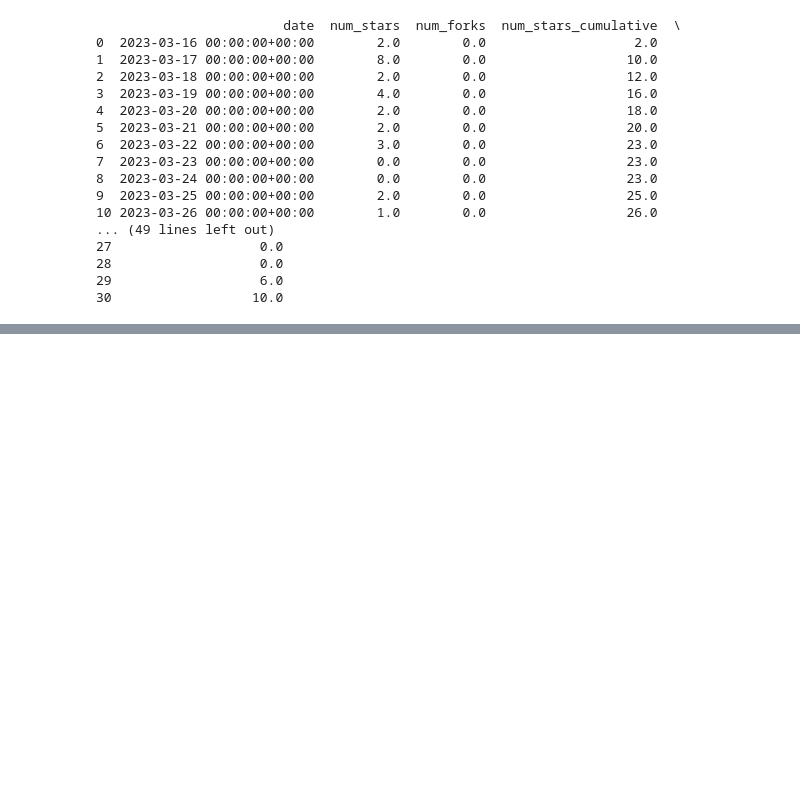
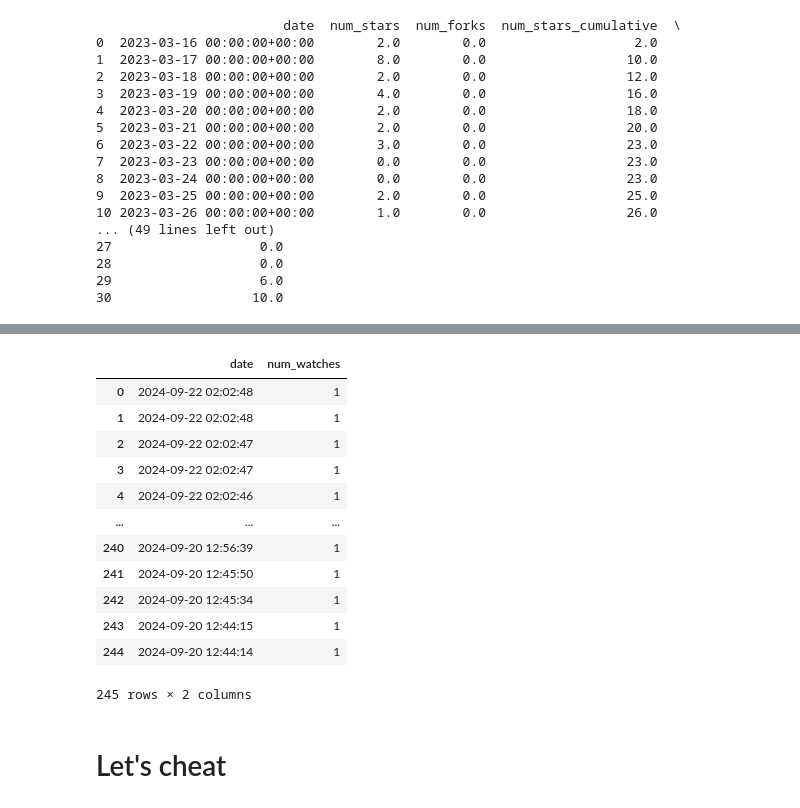
Before and after one commit to charlesRepo/data-science-course-final-project, a Jupyter notebook: scrap_files/num_stars_forks_overtime.ipynb, the cells around one changed output, grey strips where cells are left out. Cells and saved outputs as stored; diff of their text form; code cells hidden in the pictures; blank space fills up the shorter version.

```diff
--- a/scrap_files/num_stars_forks_overtime.ipynb
+++ b/scrap_files/num_stars_forks_overtime.ipynb
@@ -161,3 +161,66 @@ print(combined_df)
 28                   0.0
 29                   6.0
 30                  10.0
+# %%
+def convert_to_naive_or_aware(df, column, make_naive=True):
+    """
+    Converts a datetime column to be either tz-naive or tz-aware.
+
+    Parameters:
+    df (pd.DataFrame): The dataframe containing the datetime column.
+    column (str): The name of the column to convert.
+    make_naive (bool): If True, converts to tz-naive. If False, converts to tz-aware (UTC).
+
+    Returns:
+    pd.DataFrame: Dataframe with the updated datetime column.
+    """
+    if make_naive:
+        df[column] = df[column].apply(lambda x: x.tz_localize(None) if pd.notna(x) and x.tzinfo is not None else x)
+    else:
+        df[column] = df[column].apply(lambda x: x.tz_localize('UTC') if pd.notna(x) and x.tzinfo is None else x)
+    return df
+# %%
+import time
+
+def fetch_watch_events_with_dates(org_name, repo_name, headers):
+    """
+    Fetches watch events (subscribers) for a repository, including the date each watch was created, with a limit on the number of pages fetched.
+    """
+    url = f'https://api.github.com/repos/{org_name}/{repo_name}/events'
+    params = {'per_page': 100, 'page': 1}
+    watch_data = []
+
+    while True:
+        response = requests.get(url, headers=headers, params=params)
+        if response.status_code == 200:
+            subscribers = response.json()
+            if not subscribers:
+                break
+
+            # Extract the date each subscription was created (if available)
+            for subscriber in subscribers:
+                print(subscriber)
+                if 'created_at' in subscriber:
+                    watch_data.append(subscriber['created_at'])  # Adjust if API provides a different date field
+            params['page'] += 1
+
+        elif response.status_code == 403:
+            # If rate limited, wait and retry
+            print(f"Rate limit exceeded, waiting 60 seconds...")
+            time.sleep(60)
+            continue
+        else:
+            print(f"Failed to fetch watch events: {response.status_code}")
+            break
+
+    # Convert to DataFrame
+    watch_df = pd.DataFrame({'date': pd.to_datetime(watch_data)})
+    watch_df['num_watches'] = 1  # Each row represents a single watch event
+    watch_df = convert_to_naive_or_aware(watch_df, 'date', make_naive=True)
+    return watch_df
+
+headers = {'Authorization': f'token {GITHUB_TOKEN}', 'Accept': 'application/vnd.github.v3.star+json'}
+org_name = 'Significant-Gravitas'
+repo_name = 'AutoGPT'
+fetch_watch_events_with_dates(org_name, repo_name, headers)
+# %% [output]
@@ -163,0 +244,15 @@ print(combined_df)
+|  | date | num_watches |
+| 0 | 2024-09-22 02:02:48 | 1 |
+| 1 | 2024-09-22 02:02:48 | 1 |
+| 2 | 2024-09-22 02:02:47 | 1 |
+| 3 | 2024-09-22 02:02:47 | 1 |
+| 4 | 2024-09-22 02:02:46 | 1 |
+| ... | ... | ... |
+| 240 | 2024-09-20 12:56:39 | 1 |
+| 241 | 2024-09-20 12:45:50 | 1 |
+| 242 | 2024-09-20 12:45:34 | 1 |
+| 243 | 2024-09-20 12:44:15 | 1 |
+| 244 | 2024-09-20 12:44:14 | 1 |
+245 rows × 2 columns
+# %% [markdown]
+# Let's cheat
```
Also changed, not shown: parts of 2 cells of this notebook, 6 other files.
